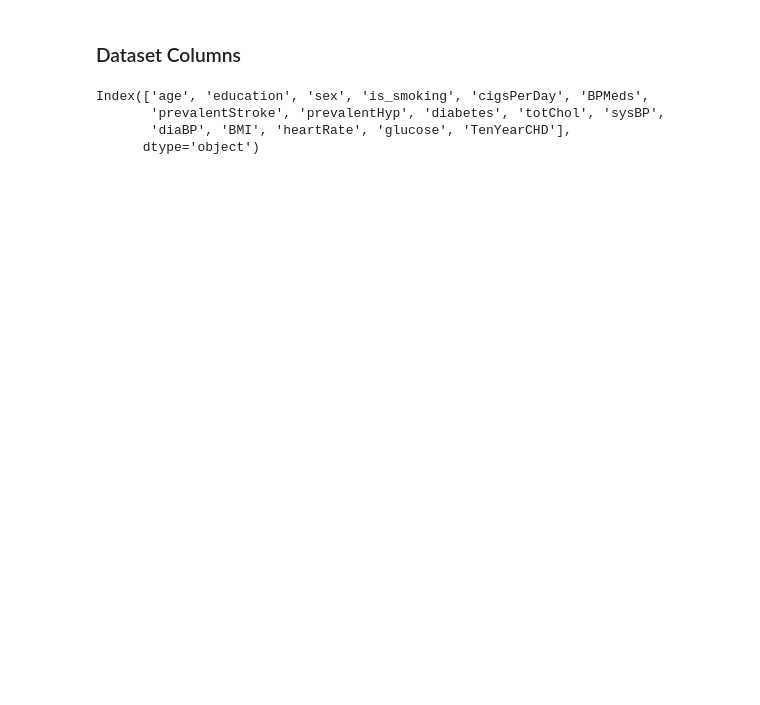
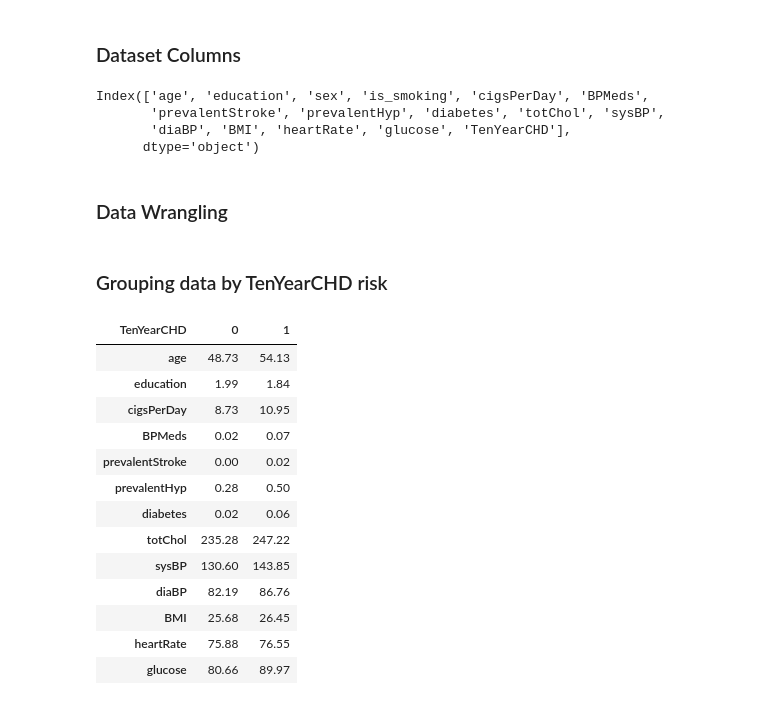
Before and after one commit to olaniSiyum/heart-disease-prediction, a Jupyter notebook: models/heart_disease.ipynb, the cells around one changed output. Drawn from its saved outputs; the diff is of its cells as text; code cells hidden in the pictures; blank space fills up the shorter version.

```diff
--- a/models/heart_disease.ipynb
+++ b/models/heart_disease.ipynb
@@ -131,3 +131,24 @@ Index(['age', 'education', 'sex', 'is_smoking', 'cigsPerDay', 'BPMeds',
        'prevalentStroke', 'prevalentHyp', 'diabetes', 'totChol', 'sysBP',
        'diaBP', 'BMI', 'heartRate', 'glucose', 'TenYearCHD'],
       dtype='object')
+# %% [markdown]
+### Data Wrangling
+# %% [markdown]
+### Grouping data by TenYearCHD risk
+# %%
+data.groupby("TenYearCHD").mean().T
+# %% [output]
+| TenYearCHD | 0 | 1 |
+| age | 48.73 | 54.13 |
+| education | 1.99 | 1.84 |
+| cigsPerDay | 8.73 | 10.95 |
+| BPMeds | 0.02 | 0.07 |
+| prevalentStroke | 0.00 | 0.02 |
+| prevalentHyp | 0.28 | 0.50 |
+| diabetes | 0.02 | 0.06 |
+| totChol | 235.28 | 247.22 |
+| sysBP | 130.60 | 143.85 |
+| diaBP | 82.19 | 86.76 |
+| BMI | 25.68 | 26.45 |
+| heartRate | 75.88 | 76.55 |
+| glucose | 80.66 | 89.97 |
```
Also changed, not shown: parts of 19 cells of this notebook.
